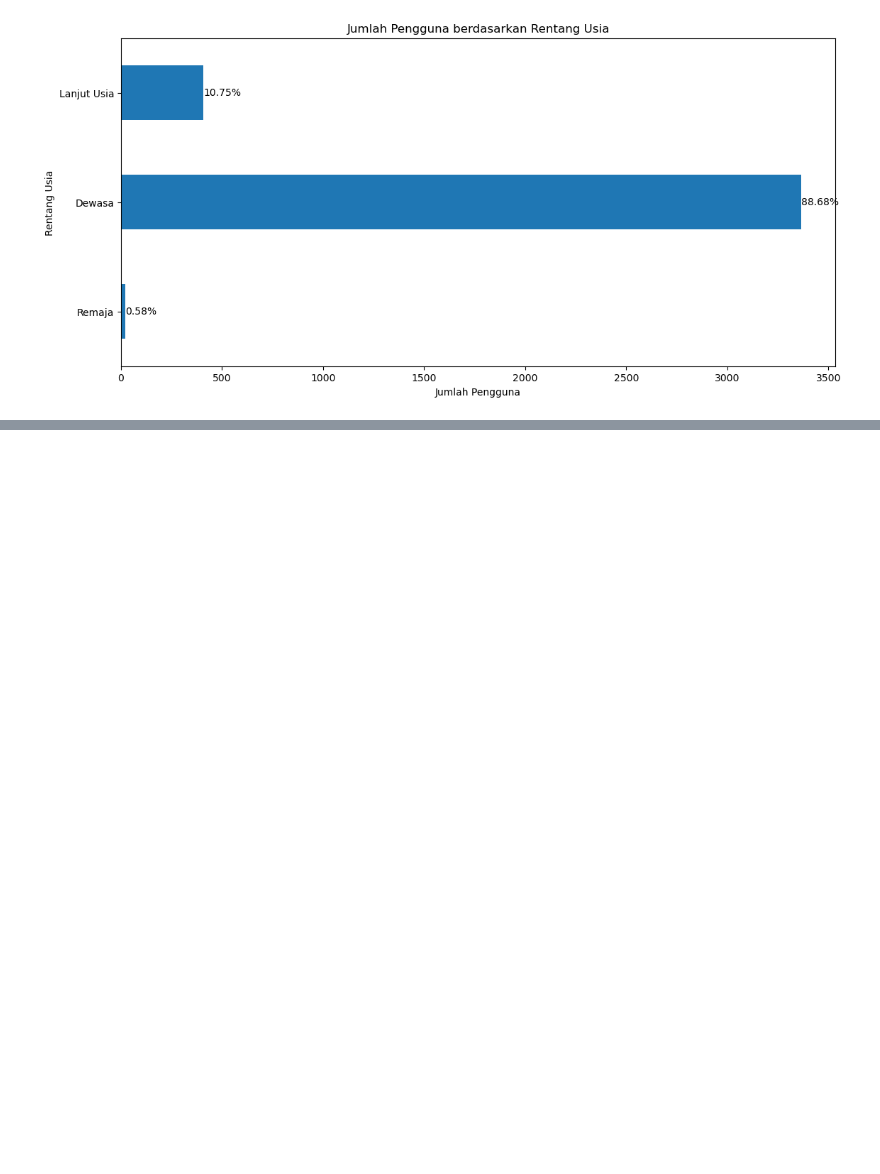
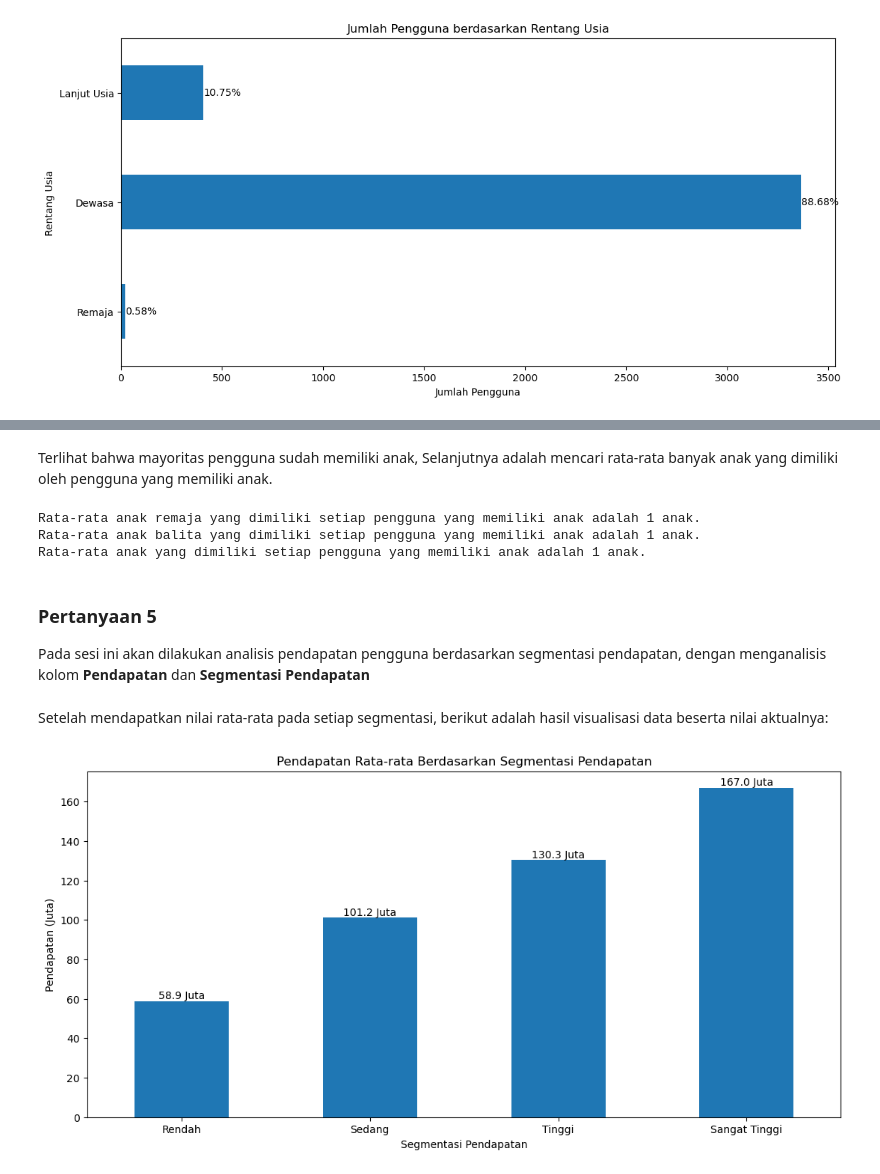
Before and after one commit to AFreborn22/superior_DA, a Jupyter notebook: SUPERIOR.ipynb, the cells around one changed output, grey strips where cells are left out. Saved outputs shown, nothing was run; the diff lists cells and outputs as text; code cells hidden in the pictures; blank space fills up the shorter version.

```diff
--- a/SUPERIOR.ipynb
+++ b/SUPERIOR.ipynb
@@ -1032,0 +1148,52 @@ plt.show()
+# %% [markdown]
+Terlihat bahwa mayoritas pengguna sudah memiliki anak, Selanjutnya adalah mencari rata-rata banyak anak yang dimiliki oleh pengguna yang memiliki anak.
+# %%
+# Seleksi data yang memiliki anak
+haveChild = cleanedTraining[cleanedTraining['memiliki_anak'] == 'Memiliki']
+
+# Penghitungan rata-rata anak remaja yang dimiliki
+teenageChild = haveChild['jumlah_anak_remaja'].mean()
+
+# Penghitungan rata-rata anak balita yang dimiliki
+babyChild = haveChild['jumlah_anak_balita'].mean()
+
+# Penghitungan rata-rata anak yang dimiliki
+meanChild = (haveChild['jumlah_anak_balita'] + haveChild['jumlah_anak_remaja']).mean()
+
+print('Rata-rata anak remaja yang dimiliki setiap pengguna yang memiliki anak adalah', round(teenageChild), "anak.")
+print('Rata-rata anak balita yang dimiliki setiap pengguna yang memiliki anak adalah', round(babyChild), "anak.")
+print('Rata-rata anak yang dimiliki setiap pengguna yang memiliki anak adalah', round(meanChild), "anak.")
+# %% [output]
+Rata-rata anak remaja yang dimiliki setiap pengguna yang memiliki anak adalah 1 anak.
+Rata-rata anak balita yang dimiliki setiap pengguna yang memiliki anak adalah 1 anak.
+Rata-rata anak yang dimiliki setiap pengguna yang memiliki anak adalah 1 anak.
+# %% [markdown]
+### Pertanyaan 5
+
+Pada sesi ini akan dilakukan analisis pendapatan pengguna berdasarkan segmentasi pendapatan, dengan menganalisis kolom **Pendapatan** dan **Segmentasi Pendapatan**
+# %%
+# Grouping berdasarkan segmentasi pendapatan
+grpBySegment = cleanedTraining.groupby('segmentasi_pendapatan')['pendapatan'].mean()
+
+# Membulatkan hingga format puluhan juta
+grpBySegment = round(grpBySegment / 1000000, 1)
+# %% [markdown]
+Setelah mendapatkan nilai rata-rata pada setiap segmentasi, berikut adalah hasil visualisasi data beserta nilai aktualnya:
+# %%
+# Plotting bar chart vertikal
+plt.figure(figsize=(13, 6))
+bars = grpBySegment.plot(kind='bar', rot=0)
+plt.xlabel('Segmentasi Pendapatan')
+plt.ylabel('Pendapatan (Juta)')
+plt.title('Pendapatan Rata-rata Berdasarkan Segmentasi Pendapatan')
+plt.legend().remove()  # Menghapus legend
+
+# Menambahkan nilai aktual pada setiap bar
+for bar, nilai in zip(bars.patches, grpBySegment):
+    plt.text(bar.get_x() + bar.get_width() / 2, bar.get_height(),
+             f'{nilai} Juta',
+             ha='center', va='bottom')
+
+plt.show()
+# %% [output]
+[figure, added]
```
Also changed, not shown: parts of 18 cells of this notebook.
